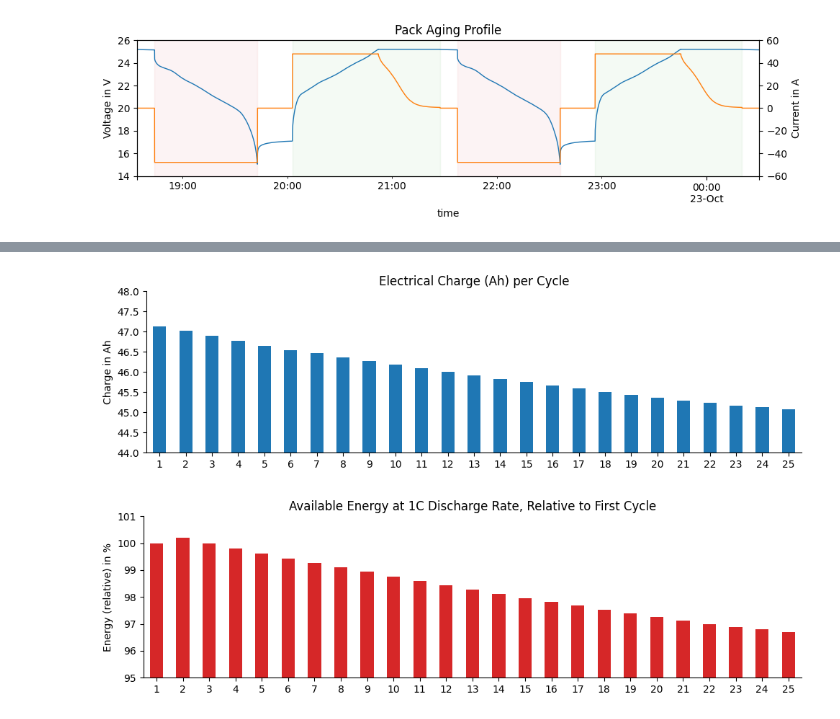
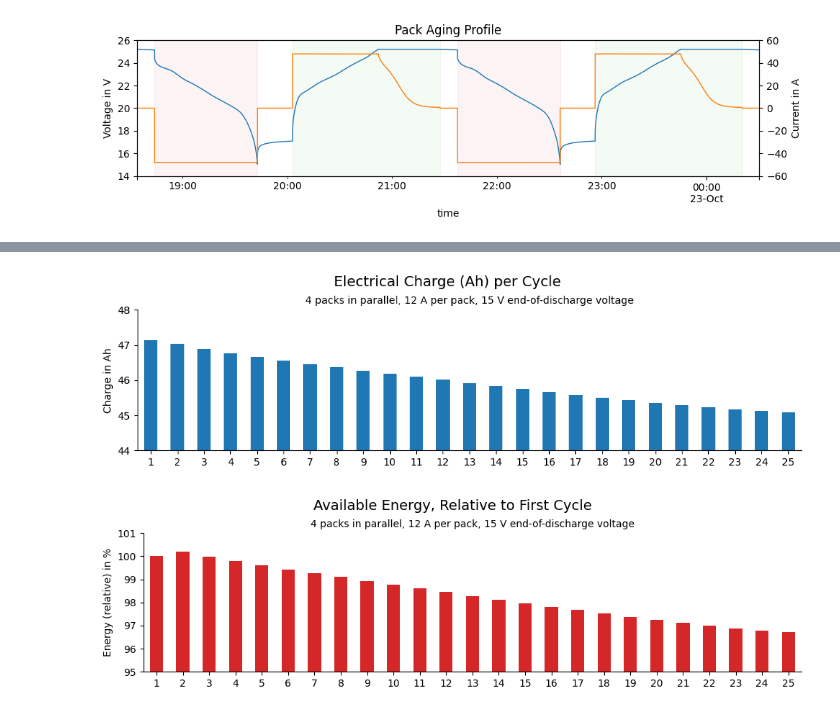
Before and after one commit to starcopter/pack-cycle-analysis, a Jupyter notebook: projects/UN38.3/Analysis.ipynb, the cells around one changed output, grey strips where cells are left out. Saved outputs shown, nothing was run; the diff lists cells and outputs as text; code cells hidden in the pictures.

```diff
--- a/projects/UN38.3/Analysis.ipynb
+++ b/projects/UN38.3/Analysis.ipynb
@@ -121,17 +121,21 @@ display(cycles)
 | 25 | 2024-10-25 14:47:34+02:00 | 2024-10-25 15:43:55+02:00 | 2024-10-25 16:03:55+02:00 | 2024-10-25 17:25:09+02:00 | 0 days 00:56:21 | 0 days 01:21:14 | -45.074278 | 45.696668 | ... |
 # %%
 ax = cycles["dsg_charge_Ah"].mul(-1).plot.bar(figsize=(10, 3), ylim=(44, 48), ylabel="Charge in Ah")
-ax.set_title("Electrical Charge (Ah) per Cycle")
+plt.suptitle("Electrical Charge (Ah) per Cycle", y=0.93, fontsize=14)
+ax.set_title(
+    "4 packs in parallel, 12 A per pack, 15 V end-of-discharge voltage",
+    fontsize=10,
+)
 
 ax.spines["top"].set_visible(False)
 ax.spines["right"].set_visible(False)
 ax.set_xlabel(None)
 ax.tick_params(axis='x', rotation=0)
 
 plt.tight_layout()
 plt.savefig("charge-cycles.png")
 # %% [output]
-[figure, old version]
+[figure, new version]
 # %%
 ax = (
     cycles["dsg_energy_Wh"]
@@ -139,7 +143,11 @@ ax = (
     .mul(100)
     .plot.bar(figsize=(10, 3), ylim=(95, 101), ylabel="Energy (relative) in %", color="C3")
 )
-ax.set_title("Available Energy at 1C Discharge Rate, Relative to First Cycle")
+plt.suptitle("Available Energy, Relative to First Cycle", y=0.93, fontsize=14)
+ax.set_title(
+    "4 packs in parallel, 12 A per pack, 15 V end-of-discharge voltage",
+    fontsize=10,
+)
 
 ax.spines["top"].set_visible(False)
 ax.spines["right"].set_visible(False)
@@ -149,4 +157,4 @@ ax.tick_params(axis='x', rotation=0)
 plt.tight_layout()
 plt.savefig("energy-cycles.png")
 # %% [output]
-[figure, old version]
+[figure, new version]
```
Also changed, not shown: 4 other files.
